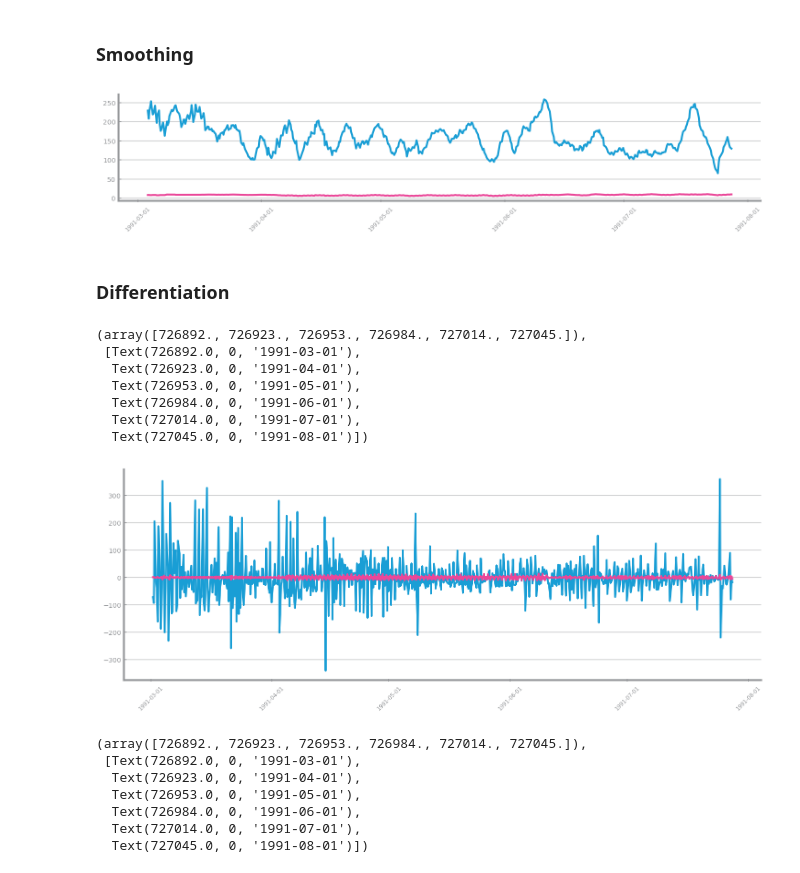
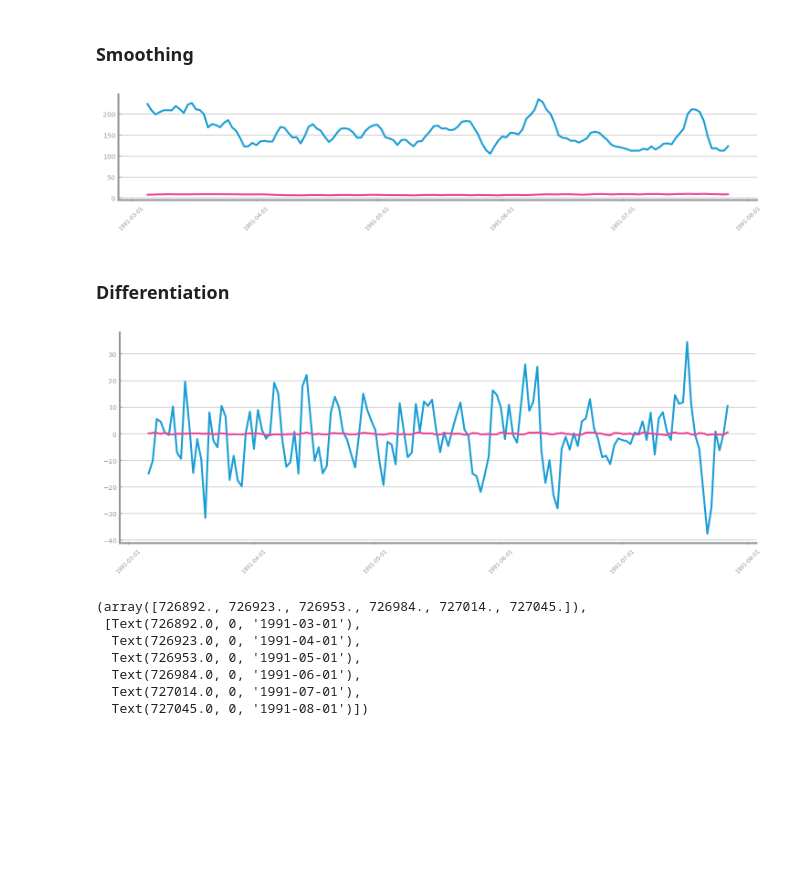
Before and after one commit to AthomsG/data_science, a Jupyter notebook: Lab06/Time Series - Set 1.ipynb, the cells around one changed output. Saved outputs shown, nothing was run; the diff lists cells and outputs as text; code cells hidden in the pictures; blank space fills up the shorter version.

```diff
--- a/Lab06/Time Series - Set 1.ipynb
+++ b/Lab06/Time Series - Set 1.ipynb
@@ -212,5 +212,9 @@ plot_series(series, x_label='time', y_label='Glucose', title='Glucose Stationary
 # %%
 target='Glucose'
 
+data = read_csv(data_path, index_col='Date', sep=',', decimal='.', parse_dates=False, infer_datetime_format=True)
+data.index = pd.to_datetime(data.index, format="%d-%m-%Y %H:%M")
+
+# Imputate Missing Values
 mean_value=data['Insulin'].mean()
 data['Insulin'].fillna(value=mean_value, inplace=True)
@@ -246,35 +257,39 @@ transformation='agg'
 # %% [markdown]
 ### Smoothing
 # %%
-WIN_SIZE = 10
+WIN_SIZES = [1, 5, 20]
 
-rolling_multi = data.rolling(window=WIN_SIZE)
+WIN_SIZE = WIN_SIZES[1]
+
+data_grain_1=aggregate_by(data, 'timestamp', 'd')
+
+rolling_multi = data_grain_1.rolling(window=WIN_SIZE)
 smooth_df_multi = rolling_multi.mean()
 figure(figsize=(3*HEIGHT, HEIGHT/2))
 plot_series(smooth_df_multi[target], title=f'Appliances - Smoothing (win_size={WIN_SIZE})', x_label='Date', y_label='consumption')
 plot_series(smooth_df_multi['Insulin'])
 xticks(rotation = 45)
 
-show()
+data_grain_1=smooth_df_multi
+data_grain_1.dropna(inplace=True)
 # %% [output]
-[figure, old version]
+[figure, new version]
 # %% [markdown]
 ### Differentiation
 # %%
-diff_df_multi = data.diff()
+#data_grain_1=aggregate_by(data, 'timestamp', 'd')
+
+diff_df_multi = data_grain_1.diff()
+
 figure(figsize=(3*HEIGHT, HEIGHT))
 plot_series(diff_df_multi[target], title='1st Differentiation', x_label='Timestamp', y_label='consumption')
 plot_series(diff_df_multi['Insulin'])
 xticks(rotation = 45)
+
+data_grain_1=diff_df_multi
+data_grain_1.dropna(inplace=True)
 # %% [output]
-(array([726892., 726923., 726953., 726984., 727014., 727045.]),
- [Text(726892.0, 0, '1991-03-01'),
-  Text(726923.0, 0, '1991-04-01'),
-  Text(726953.0, 0, '1991-05-01'),
-  Text(726984.0, 0, '1991-06-01'),
-  Text(727014.0, 0, '1991-07-01'),
-  Text(727045.0, 0, '1991-08-01')])
-[figure, old version]
+[figure, new version]
 # %%
 diff_diff_df_multi = diff_df_multi.diff()
 figure(figsize=(3*HEIGHT, HEIGHT))
```
Also changed, not shown: parts of 5 cells of this notebook, 18 other files.
